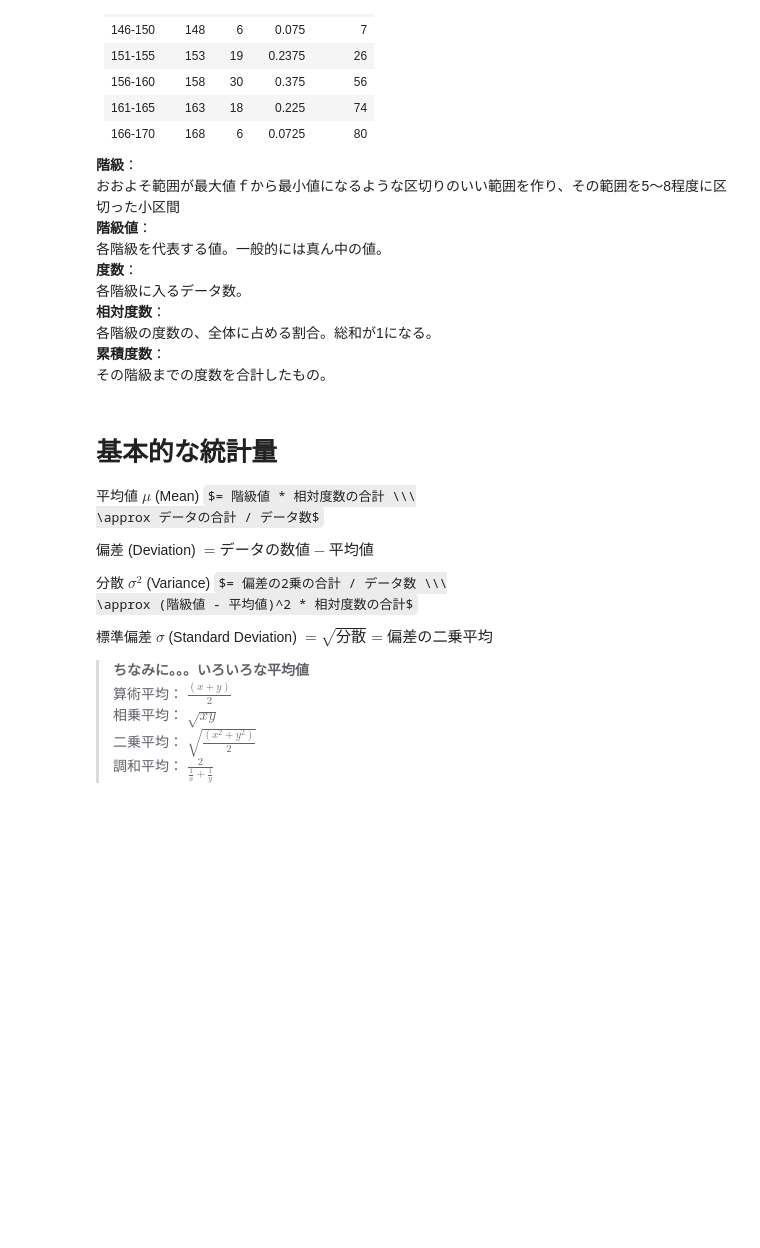
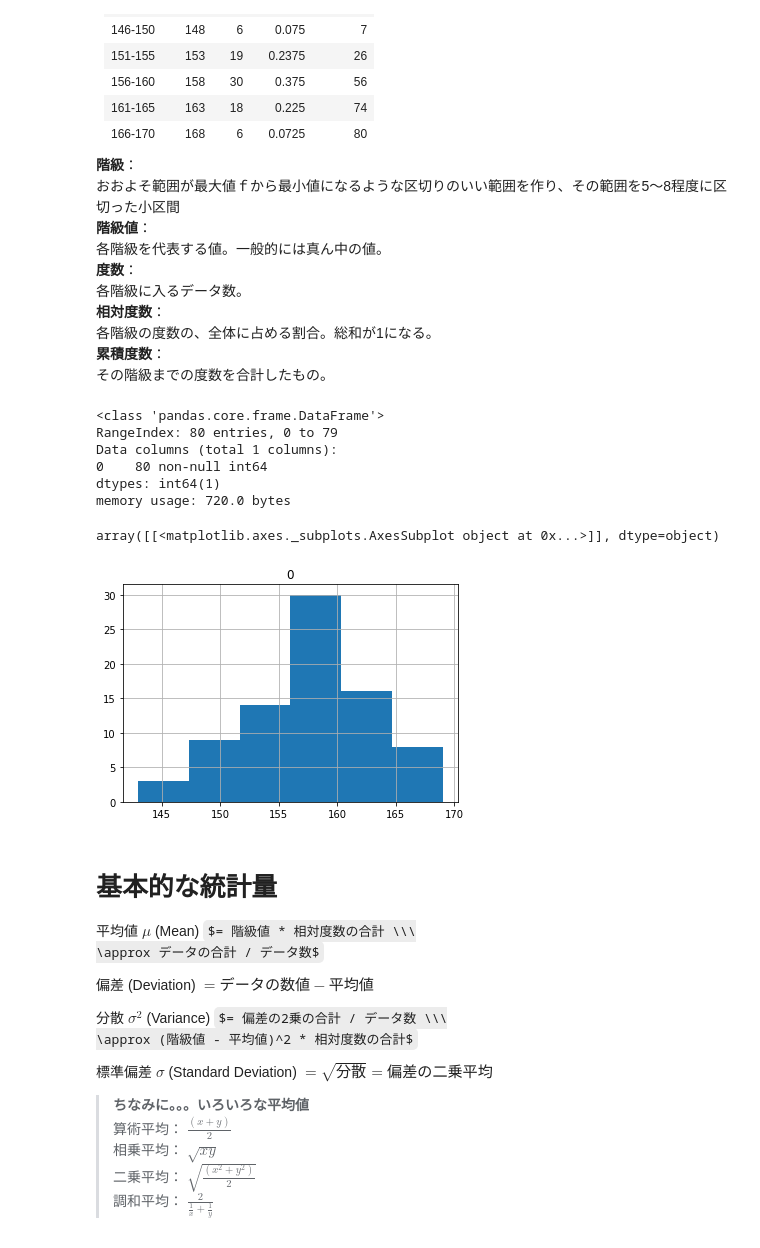
Before and after one commit to kentakozuka/data_science_notes, a Jupyter notebook: statistic_and_probability/data_science.ipynb, the cells around one changed output. Cells and saved outputs as stored; diff of their text form; code cells hidden in the pictures; some formulas as TeX source; blank space fills up the shorter version.

```diff
--- a/statistic_and_probability/data_science.ipynb
+++ b/statistic_and_probability/data_science.ipynb
@@ -45,6 +48,41 @@ from scipy import stats
 各階級の度数の、全体に占める割合。総和が1になる。
 **累積度数**：
 その階級までの度数を合計したもの。
+# %%
+female_height = np.array([151,154,158,162,
+                          154,152,151,167,
+                          160,161,155,159,
+                          160,160,155,153,
+                          163,160,165,146,
+                          156,153,165,156,
+                          158,155,154,160,
+                          156,163,148,151,
+                          154,160,169,151,
+                          160,159,158,157,
+                          154,164,146,151,
+                          162,158,166,156,
+                          156,150,161,166,
+                          162,155,143,159,
+                          157,157,156,157,
+                          162,161,156,156,
+                          162,168,149,159,
+                          169,162,162,156,
+                          150,153,159,156,
+                          162,154,164,161])
+height_df = DataFrame(female_height)
+height_df.info()
+# %% [output]
+<class 'pandas.core.frame.DataFrame'>
+RangeIndex: 80 entries, 0 to 79
+Data columns (total 1 columns):
+0    80 non-null int64
+dtypes: int64(1)
+memory usage: 720.0 bytes
+# %%
+height_df.hist(bins=6)
+# %% [output]
+array([[<matplotlib.axes._subplots.AxesSubplot object at 0x...>]], dtype=object)
+[figure, added]
 # %% [markdown]
 # 基本的な統計量
 
```
Also changed, not shown: parts of 1 cell of this notebook.
